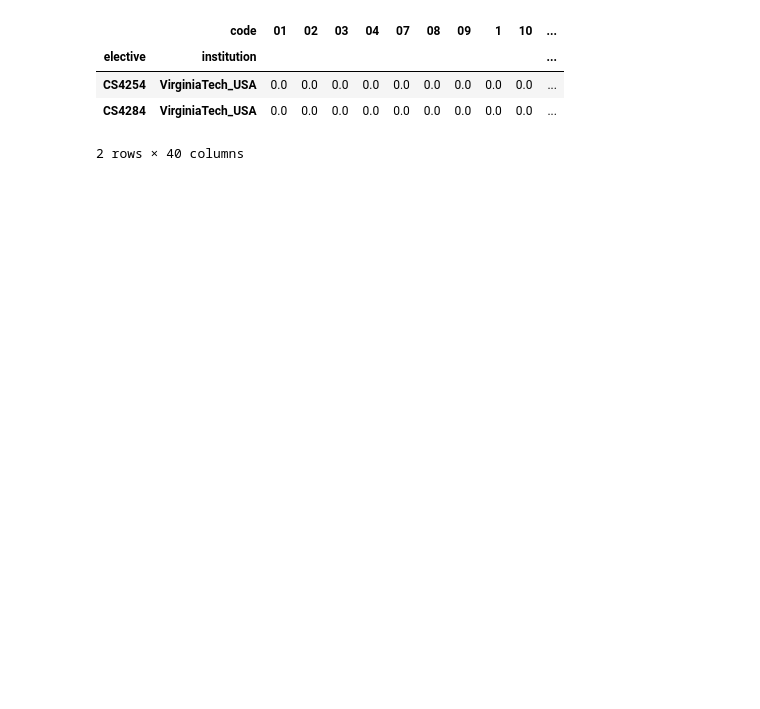
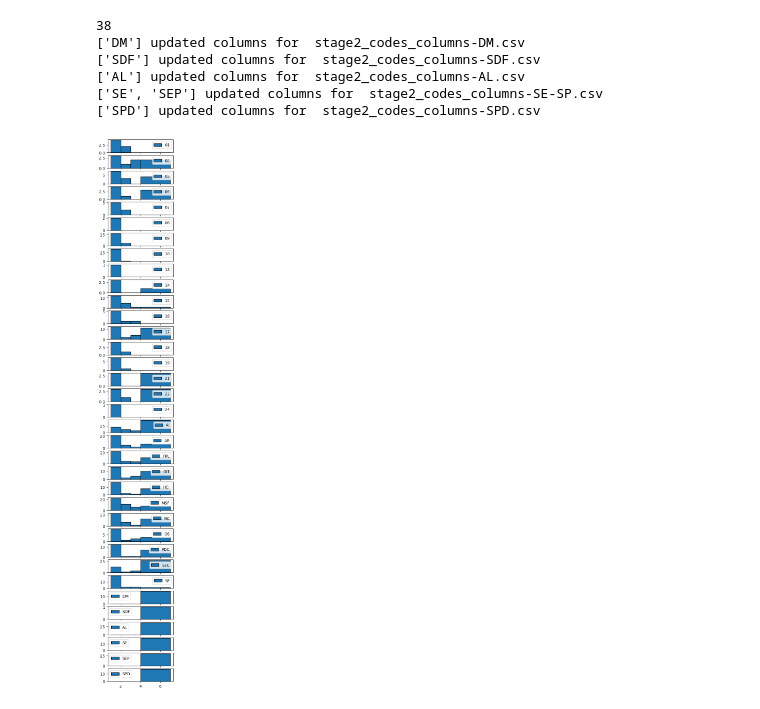
Before and after one commit to stevenaeola/iticse2023_wg6, a Jupyter notebook: curriculum_content/extract_codes.ipynb, the cells around one changed output. Drawn from its saved outputs; the diff is of its cells as text; code cells hidden in the pictures; blank space fills up the shorter version.

```diff
--- a/curriculum_content/extract_codes.ipynb
+++ b/curriculum_content/extract_codes.ipynb
@@ -70,25 +79,49 @@ def has_overall_agreement_any_code(code_in_columns):
 #dump_file = "20230622WG6_AllElectivesPart1-export-20230702-050135.csv"
 #dump_file = "20230622WG6_AllElectivesPart2-export-20230702-050210.csv"
 #dump_file = "20230622WG6_AllElectivesPart1-export-20230705-123616.csv"
-first_pass_files = ["20230622WG6_AllElectivesPart1-stage1.csv", "20230622WG6_AllElectivesPart2-stage1.csv", "20230622WG6_AllElectivesPart3-stage1.csv"]
+stage_one_files = ["20230622WG6_AllElectivesPart1-stage1.csv", "20230622WG6_AllElectivesPart2-stage1.csv", "20230622WG6_AllElectivesPart3-stage1.csv"]
 
-first_pass_contents = []
-for first_pass_file in first_pass_files:
-    raw = pd.read_csv(os.path.join("coded", first_pass_file), dtype='string').fillna("")
-    first_pass_contents.append(raw)
-raw_coded = pd.concat(first_pass_contents)
+stage_one_contents = []
+for stage_one_file in stage_one_files:
+    raw = pd.read_csv(os.path.join("coded", stage_one_file), dtype='string').fillna("")
+    stage_one_contents.append(raw)
+raw_coded = pd.concat(stage_one_contents)
 raw_coded.to_csv(os.path.join("coded","stage1_codes_raw.csv"))
 
 code_in_columns = make_code_columns(raw_coded)
 code_in_columns.to_csv(os.path.join("coded","stage1_codes_columns.csv"))
-code_in_columns[~has_overall_agreement_any_code(code_in_columns)]
-
-code_in_columns[code_in_columns.NC>6]
-# %% [output]
-|  | code | 01 | 02 | 03 | 04 | 07 | 08 | 09 | 1 | 10 | ... |
-| elective | institution |  |  |  |  |  |  |  |  |  | ... |
-| CS4254 | VirginiaTech_USA | 0.0 | 0.0 | 0.0 | 0.0 | 0.0 | 0.0 | 0.0 | 0.0 | 0.0 | ... |
-| CS4284 | VirginiaTech_USA | 0.0 | 0.0 | 0.0 | 0.0 | 0.0 | 0.0 | 0.0 | 0.0 | 0.0 | ... |
-2 rows × 40 columns
+# %%
+stage_two = pd.read_csv(os.path.join("coded","stage1_codes_columns.csv"))
+
+key_columns = ['institution', 'elective']
+print(len(stage_two.columns))
+stage_two_files = ["stage2_codes_columns-DM.csv", "stage2_codes_columns-SDF.csv", "stage2_codes_columns-AL.csv", "stage2_codes_columns-SE-SP.csv", "stage2_codes_columns-SPD.csv"]
+for stage_two_file in stage_two_files:
+    stage_two_addition = pd.read_csv(os.path.join("coded", "stage2", stage_two_file), dtype='string').fillna("")
+    updated_columns = list(set(stage_two_addition.columns) - set(key_columns))
+    print (updated_columns, "updated columns for ", stage_two_file)
+    joined = stage_two.merge(stage_two_addition, on=['institution','elective'], how='left')
+    for updated_column in updated_columns:
+        joined[updated_column] = joined[updated_column+"_y"].astype('float')*7
+        joined.drop(columns=[updated_column + "_x", updated_column + "_y"], inplace=True)
+    stage_two = joined.fillna(0)
+#    print(joined.describe())
+
+stage_two.to_csv(os.path.join("coded","stage2_codes_columns.csv"))
+# %% [output]
+38
+['DM'] updated columns for  stage2_codes_columns-DM.csv
+['SDF'] updated columns for  stage2_codes_columns-SDF.csv
+['AL'] updated columns for  stage2_codes_columns-AL.csv
+['SE', 'SEP'] updated columns for  stage2_codes_columns-SE-SP.csv
+['SPD'] updated columns for  stage2_codes_columns-SPD.csv
+# %%
+cols_to_plot = stage_two.columns[3:]
+
+fig, axs = plt.subplots(len(cols_to_plot), figsize=(3, 25))
+for n, col in enumerate(cols_to_plot):
+    stage_two[col].replace(0, np.nan).hist(ax=axs[n], bins=[1,2,3,4,7],  edgecolor='black', grid=False, legend=True)
+# %% [output]
+[figure, added]
 # %%
 def electives_with_codes(codes):
```
Also changed, not shown: parts of 8 cells of this notebook, 10 other files.
